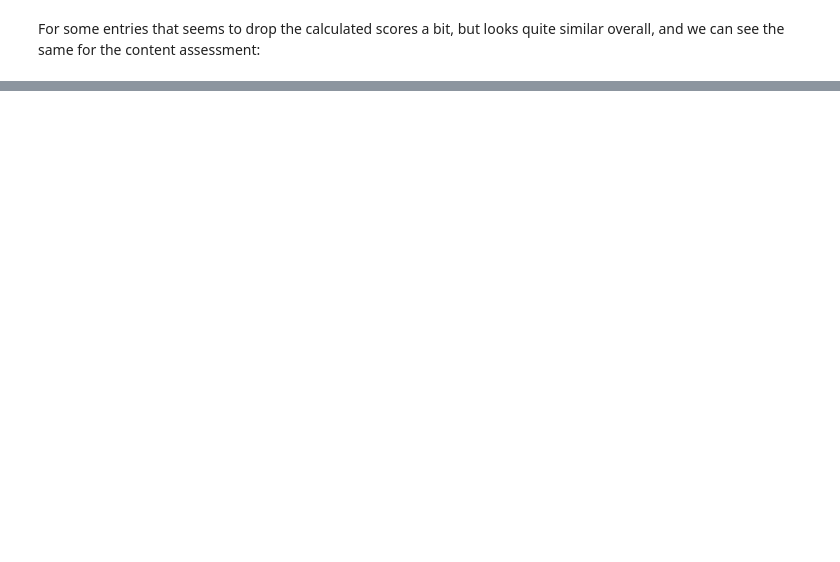
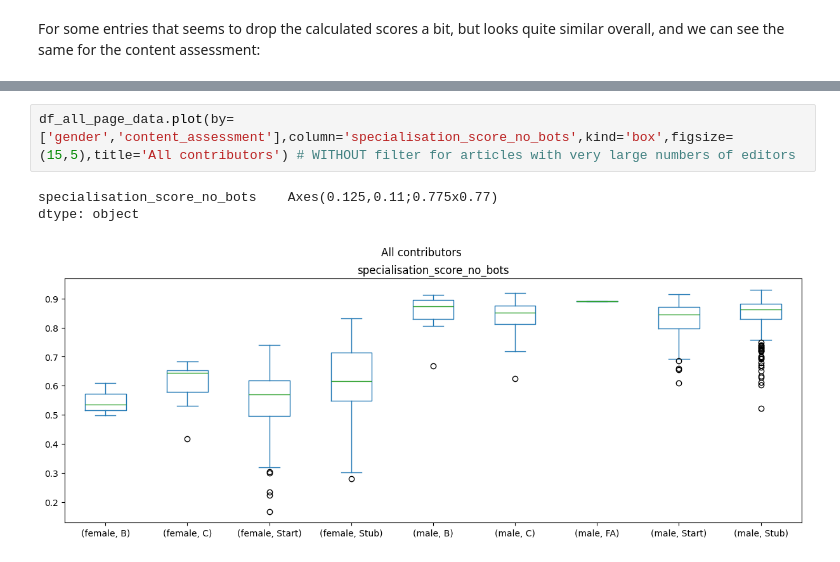
Before and after one commit to citizensandtech/sicss-wikipedia, a Jupyter notebook: 04-full-example.ipynb, the cells around one changed output, grey strips where cells are left out. Drawn from its saved outputs; the diff is of its cells as text; blank space fills up the shorter version.

```diff
--- a/04-full-example.ipynb
+++ b/04-full-example.ipynb
@@ -339,0 +385,6 @@ dtype: object
+# %%
+df_all_page_data.plot(by=['gender','content_assessment'],column='specialisation_score_no_bots',kind='box',figsize=(15,5),title='All contributors') # WITHOUT filter for articles with very large numbers of editors
+# %% [output]
+specialisation_score_no_bots    Axes(0.125,0.11;0.775x0.77)
+dtype: object
+[figure, added]
```
Also changed, not shown: parts of 33 cells of this notebook, 18 other files.
